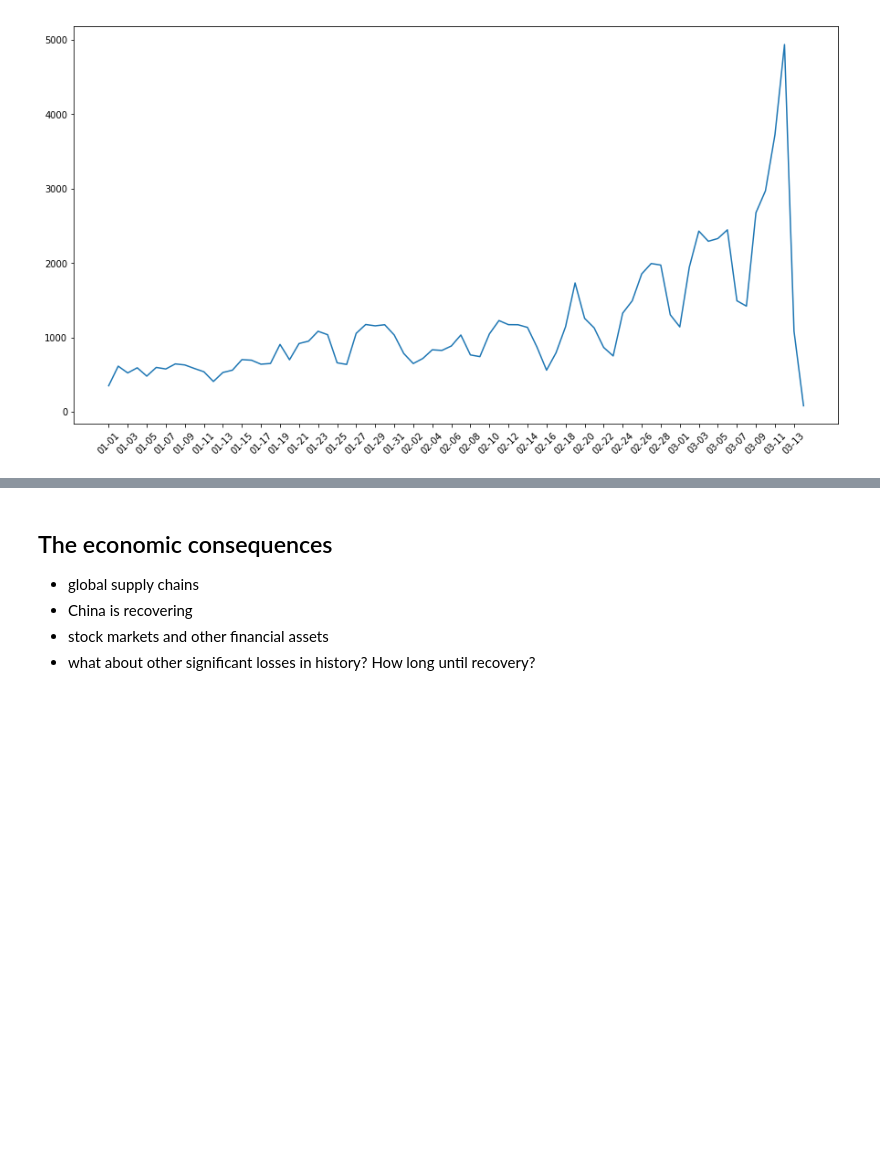
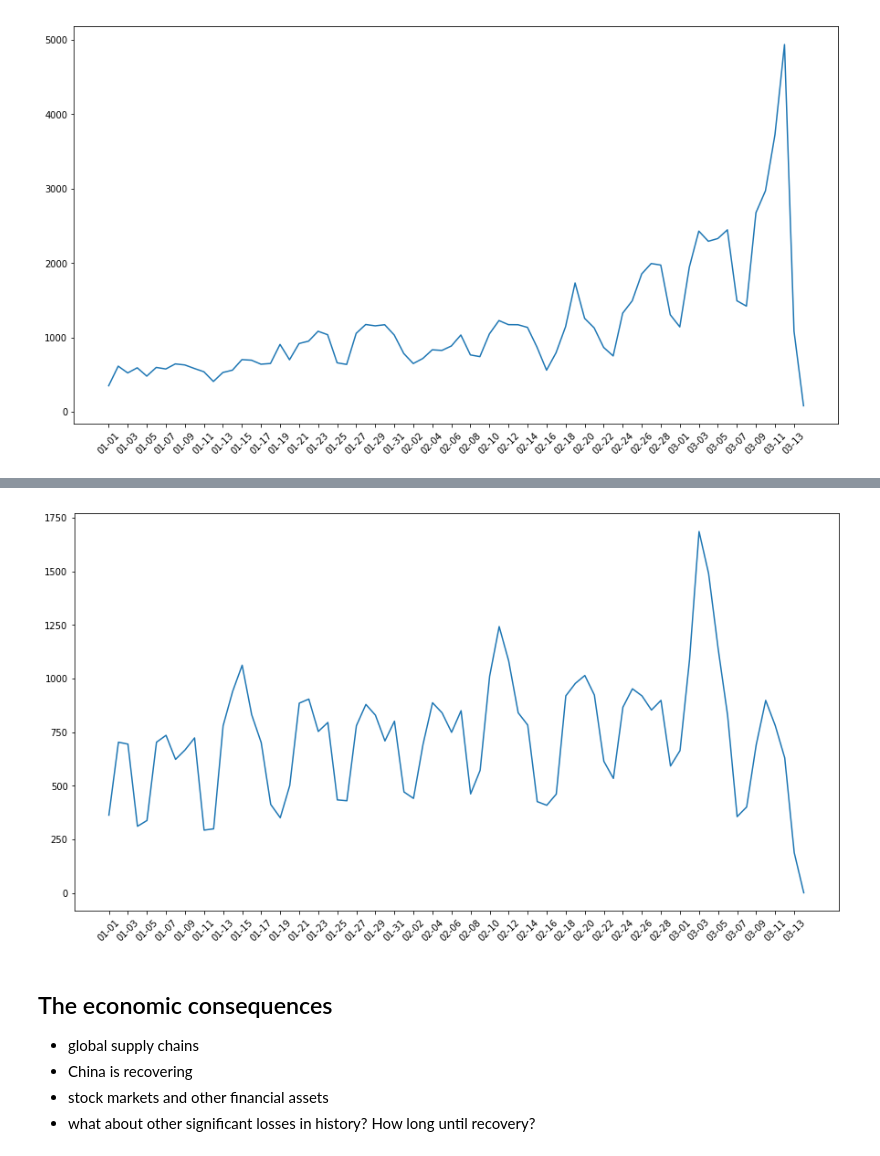
Before and after one commit to hopeman1102/visualize-covid-19, a Jupyter notebook: covid-19.ipynb, the cells around one changed output, grey strips where cells are left out. Drawn from its saved outputs; the diff is of its cells as text; code cells hidden in the pictures; blank space fills up the shorter version.

```diff
--- a/covid-19.ipynb
+++ b/covid-19.ipynb
@@ -203,3 +221,20 @@ plt.xticks(adjust_xticks, rotation=45);
+# %%
+# make story count plot for 2020 election stories
+df_news_politics['date'] = df_news_politics['publish_date'].apply(lambda x: x[5:10])
+
+# get the story number for covid-19 related news
+story_pol_cnt = df_news_politics.groupby('date')['title'].count()
+
+# plot the numbers
+dates = list(story_pol_cnt.index)
+story_count = list(story_pol_cnt.values)
+
+plt.figure(figsize=[15,8])
+plt.plot(dates, story_count)
+adjust_xticks = dates[::2]
+plt.xticks(adjust_xticks, rotation=45);
+# %% [output]
+[figure, added]
 # %% [markdown]
 ## The economic consequences
 * global supply chains
```
Also changed, not shown: parts of 3 cells of this notebook.
